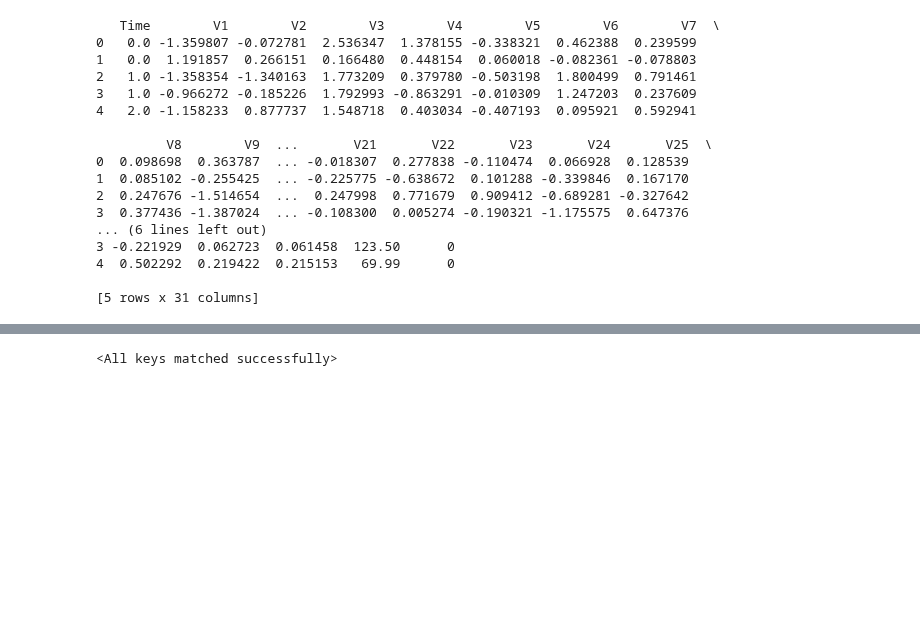
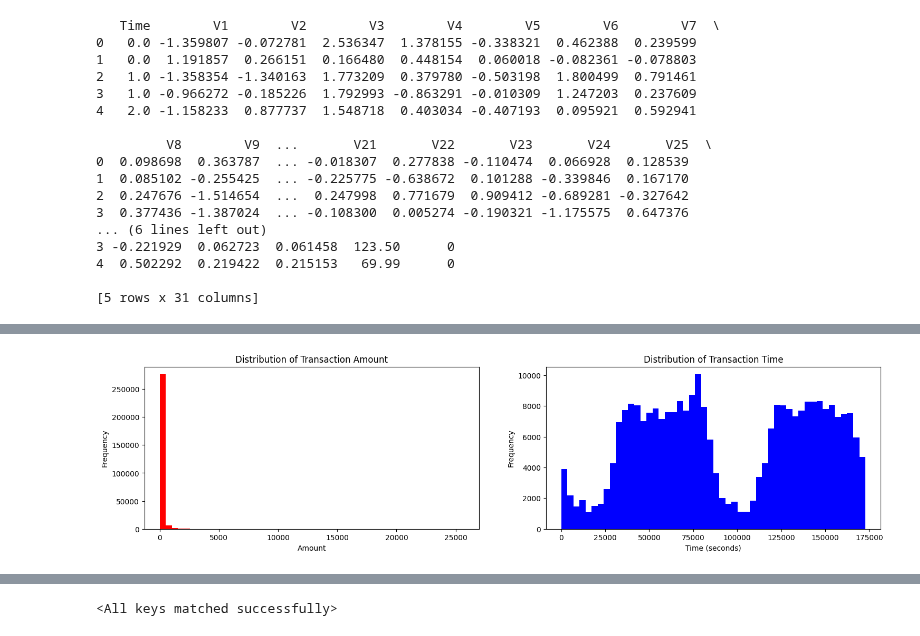
Before and after one commit to khangsheng1/Learning-PyTorch, a Jupyter notebook: CC_Fraud_Kaggle/CC_Fraud_Kaggle.ipynb, the cells around one changed output, grey strips where cells are left out. Cells and saved outputs as stored; diff of their text form; code cells hidden in the pictures; blank space fills up the shorter version.

```diff
--- a/CC_Fraud_Kaggle/CC_Fraud_Kaggle.ipynb
+++ b/CC_Fraud_Kaggle/CC_Fraud_Kaggle.ipynb
@@ -113,0 +139,18 @@ df.shape
+# %%
+fig, ax = plt.subplots(1, 2, figsize=(18, 4))  # 1 row, 2 columns of plots
+
+# Histogram for 'Amount'
+ax[0].hist(df['Amount'], bins=50, color='r')  # Adjust 'bins' as needed
+ax[0].set_title('Distribution of Transaction Amount')
+ax[0].set_xlabel('Amount')
+ax[0].set_ylabel('Frequency')
+
+# Histogram for 'Time'
+ax[1].hist(df['Time'], bins=50, color='b')  # Adjust 'bins' as needed
+ax[1].set_title('Distribution of Transaction Time')
+ax[1].set_xlabel('Time (seconds)')
+ax[1].set_ylabel('Frequency')
+
+plt.show()  # Display the plots
+# %% [output]
+[figure, added]
```
Also changed, not shown: parts of 41 cells of this notebook.
